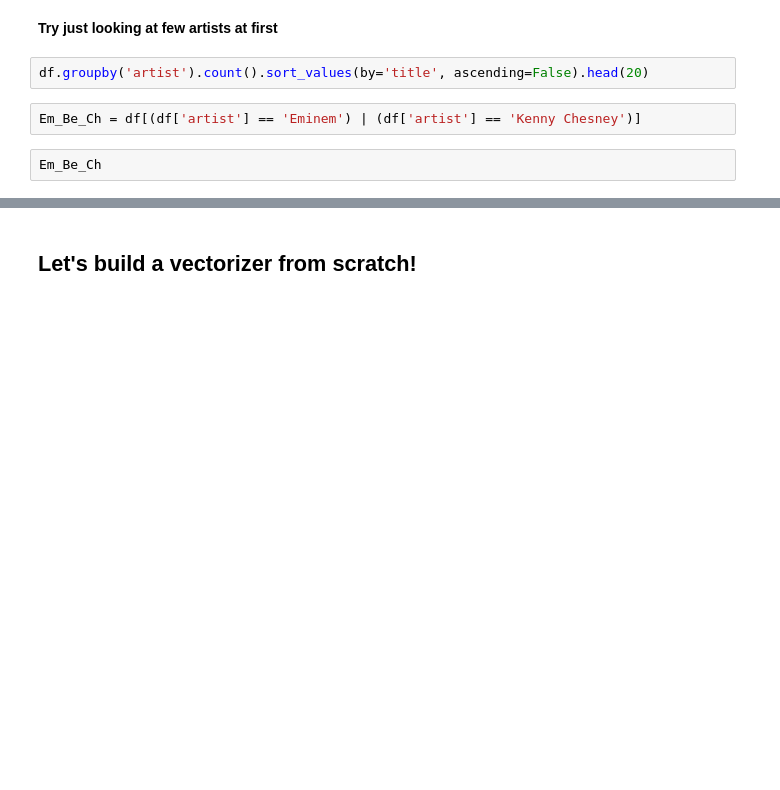
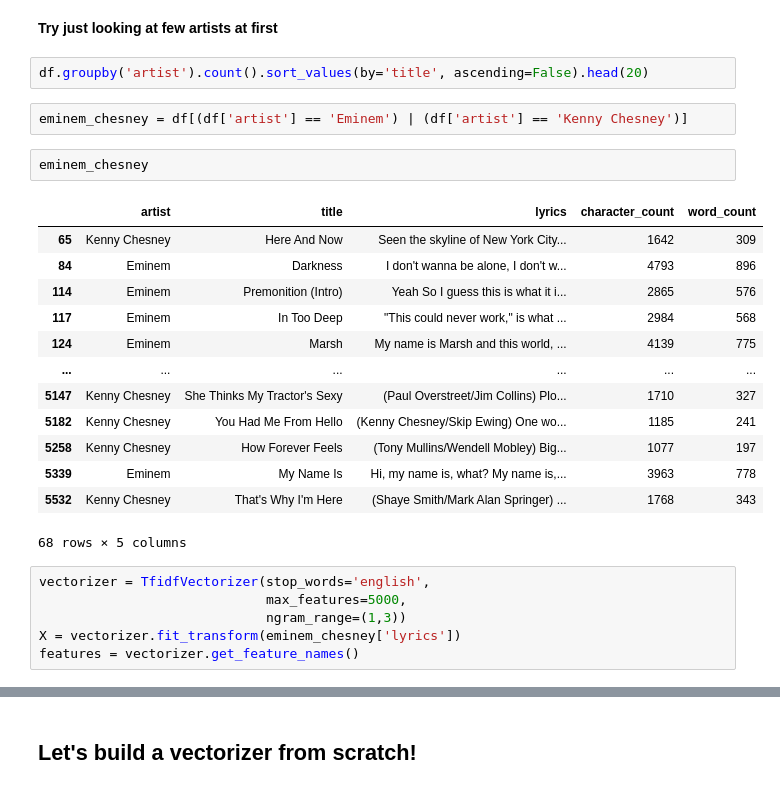
Before and after one commit to sn-ekstrand/lyric-clustering, a Jupyter notebook: notebooks/model_exploration.ipynb, the cells around one changed output, grey strips where cells are left out. Saved outputs shown, nothing was run; the diff lists cells and outputs as text; blank space fills up the shorter version.

```diff
--- a/notebooks/model_exploration.ipynb
+++ b/notebooks/model_exploration.ipynb
@@ -132,7 +123,27 @@ Starting to see an elbow at n_components=5 with n_grams ranging from 2-10. But t
 # %%
 df.groupby('artist').count().sort_values(by='title', ascending=False).head(20)
 # %%
-Em_Be_Ch = df[(df['artist'] == 'Eminem') | (df['artist'] == 'Kenny Chesney')]
+eminem_chesney = df[(df['artist'] == 'Eminem') | (df['artist'] == 'Kenny Chesney')]
-# %%
-Em_Be_Ch
+# %%
+eminem_chesney
+# %% [output]
+|  | artist | title | lyrics | character_count | word_count |
+| 65 | Kenny Chesney | Here And Now | Seen the skyline of New York City... | 1642 | 309 |
+| 84 | Eminem | Darkness | I don't wanna be alone, I don't w... | 4793 | 896 |
+| 114 | Eminem | Premonition (Intro) | Yeah So I guess this is what it i... | 2865 | 576 |
+| 117 | Eminem | In Too Deep | "This could never work," is what ... | 2984 | 568 |
+| 124 | Eminem | Marsh | My name is Marsh and this world, ... | 4139 | 775 |
+| ... | ... | ... | ... | ... | ... |
+| 5147 | Kenny Chesney | She Thinks My Tractor's Sexy | (Paul Overstreet/Jim Collins) Plo... | 1710 | 327 |
+| 5182 | Kenny Chesney | You Had Me From Hello | (Kenny Chesney/Skip Ewing) One wo... | 1185 | 241 |
+| 5258 | Kenny Chesney | How Forever Feels | (Tony Mullins/Wendell Mobley) Big... | 1077 | 197 |
+| 5339 | Eminem | My Name Is | Hi, my name is, what? My name is,... | 3963 | 778 |
+| 5532 | Kenny Chesney | That's Why I'm Here | (Shaye Smith/Mark Alan Springer) ... | 1768 | 343 |
+68 rows × 5 columns
+# %%
+vectorizer = TfidfVectorizer(stop_words='english',
+                             max_features=5000,
+                             ngram_range=(1,3))
+X = vectorizer.fit_transform(eminem_chesney['lyrics'])
+features = vectorizer.get_feature_names()
 # %%
```
Also changed, not shown: parts of 12 cells of this notebook.
